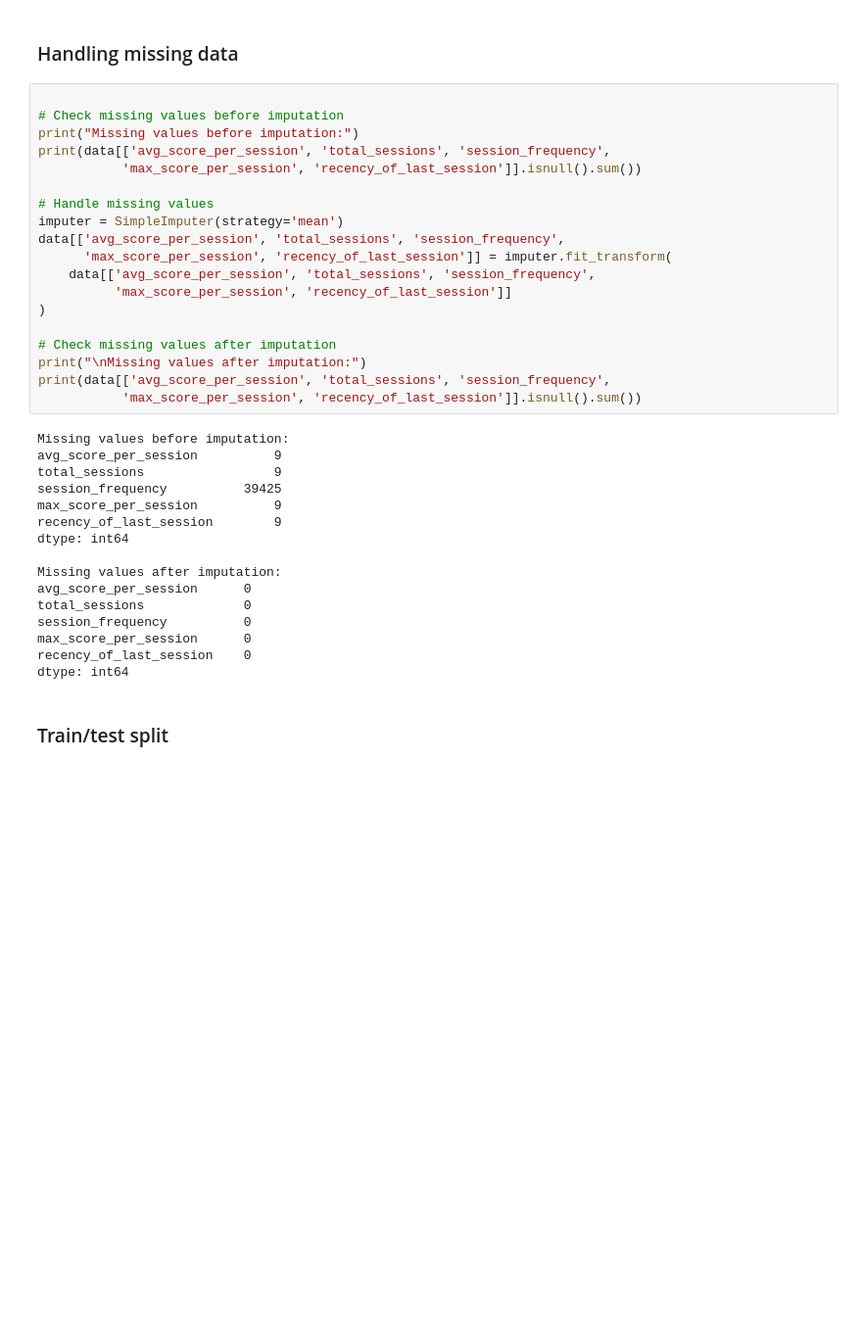
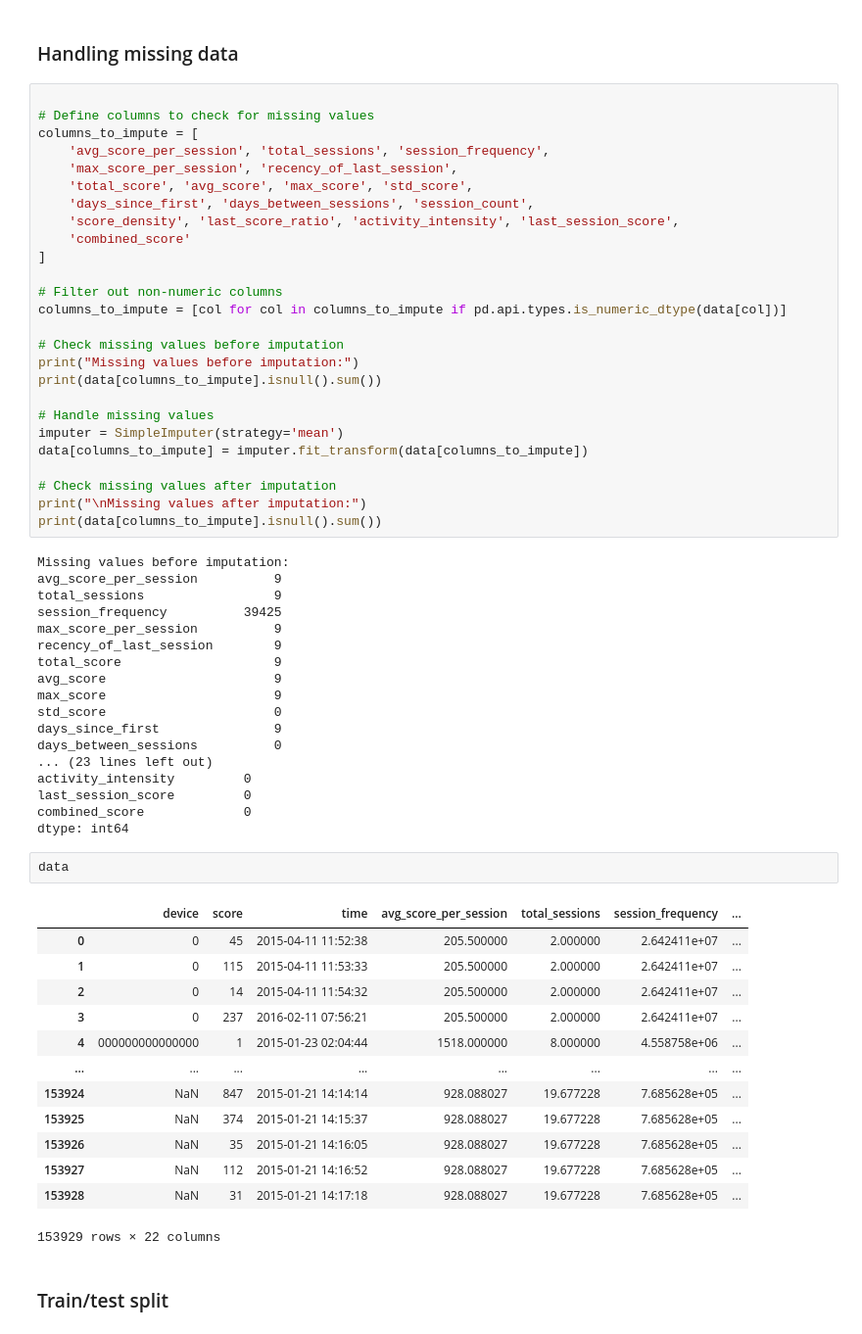
Before and after one commit to Balboa57/aocd, a Jupyter notebook: structure.ipynb, the cells around one changed output. Shown: that part at 98% size. Cells and saved outputs as stored; diff of their text form; blank space fills up the shorter version.

```diff
--- a/structure.ipynb
+++ b/structure.ipynb
@@ -62,24 +129,31 @@ data['churn'] = (data['last_activity'] + churn_period < data['time'].max()).asty
 # %% [markdown]
 ### Handling missing data
 # %%
+
+# Define columns to check for missing values
+columns_to_impute = [
+    'avg_score_per_session', 'total_sessions', 'session_frequency',
+    'max_score_per_session', 'recency_of_last_session',
+    'total_score', 'avg_score', 'max_score', 'std_score',
+    'days_since_first', 'days_between_sessions', 'session_count',
+    'score_density', 'last_score_ratio', 'activity_intensity', 'last_session_score',
+    'combined_score'
+]
+
+# Filter out non-numeric columns
+columns_to_impute = [col for col in columns_to_impute if pd.api.types.is_numeric_dtype(data[col])]
 
 # Check missing values before imputation
 print("Missing values before imputation:")
-print(data[['avg_score_per_session', 'total_sessions', 'session_frequency',
-           'max_score_per_session', 'recency_of_last_session']].isnull().sum())
+print(data[columns_to_impute].isnull().sum())
 
 # Handle missing values
 imputer = SimpleImputer(strategy='mean')
-data[['avg_score_per_session', 'total_sessions', 'session_frequency',
-      'max_score_per_session', 'recency_of_last_session']] = imputer.fit_transform(
-    data[['avg_score_per_session', 'total_sessions', 'session_frequency',
-          'max_score_per_session', 'recency_of_last_session']]
-)
+data[columns_to_impute] = imputer.fit_transform(data[columns_to_impute])
 
 # Check missing values after imputation
 print("\nMissing values after imputation:")
-print(data[['avg_score_per_session', 'total_sessions', 'session_frequency',
-           'max_score_per_session', 'recency_of_last_session']].isnull().sum())
+print(data[columns_to_impute].isnull().sum())
 # %% [output]
 Missing values before imputation:
 avg_score_per_session          9
@@ -87,15 +161,33 @@ total_sessions                 9
 session_frequency          39425
 max_score_per_session          9
 recency_of_last_session        9
+total_score                    9
+avg_score                      9
+max_score                      9
+std_score                      0
+days_since_first               9
+days_between_sessions          0
+... (23 lines left out)
+activity_intensity         0
+last_session_score         0
+combined_score             0
 dtype: int64
-
-Missing values after imputation:
-avg_score_per_session      0
-total_sessions             0
-session_frequency          0
-max_score_per_session      0
-recency_of_last_session    0
-dtype: int64
+# %%
+data
+# %% [output]
+|  | device | score | time | avg_score_per_session | total_sessions | session_frequency | ... |
+| 0 | 0 | 45 | 2015-04-11 11:52:38 | 205.500000 | 2.000000 | 2.642411e+07 | ... |
+| 1 | 0 | 115 | 2015-04-11 11:53:33 | 205.500000 | 2.000000 | 2.642411e+07 | ... |
+| 2 | 0 | 14 | 2015-04-11 11:54:32 | 205.500000 | 2.000000 | 2.642411e+07 | ... |
+| 3 | 0 | 237 | 2016-02-11 07:56:21 | 205.500000 | 2.000000 | 2.642411e+07 | ... |
+| 4 | 000000000000000 | 1 | 2015-01-23 02:04:44 | 1518.000000 | 8.000000 | 4.558758e+06 | ... |
+| ... | ... | ... | ... | ... | ... | ... | ... |
+| 153924 | NaN | 847 | 2015-01-21 14:14:14 | 928.088027 | 19.677228 | 7.685628e+05 | ... |
+| 153925 | NaN | 374 | 2015-01-21 14:15:37 | 928.088027 | 19.677228 | 7.685628e+05 | ... |
+| 153926 | NaN | 35 | 2015-01-21 14:16:05 | 928.088027 | 19.677228 | 7.685628e+05 | ... |
+| 153927 | NaN | 112 | 2015-01-21 14:16:52 | 928.088027 | 19.677228 | 7.685628e+05 | ... |
+| 153928 | NaN | 31 | 2015-01-21 14:17:18 | 928.088027 | 19.677228 | 7.685628e+05 | ... |
+153929 rows × 22 columns
 # %% [markdown]
 ### Train/test split
 # %%
```
Also changed, not shown: parts of 12 cells of this notebook.
